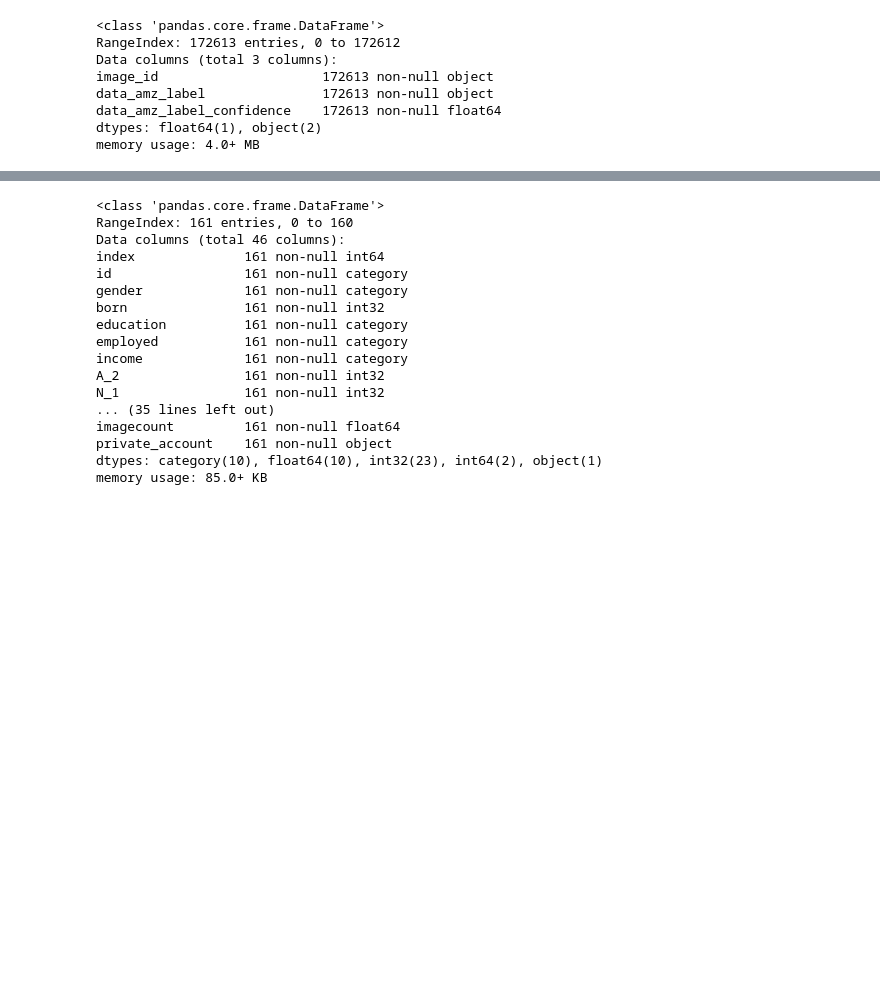
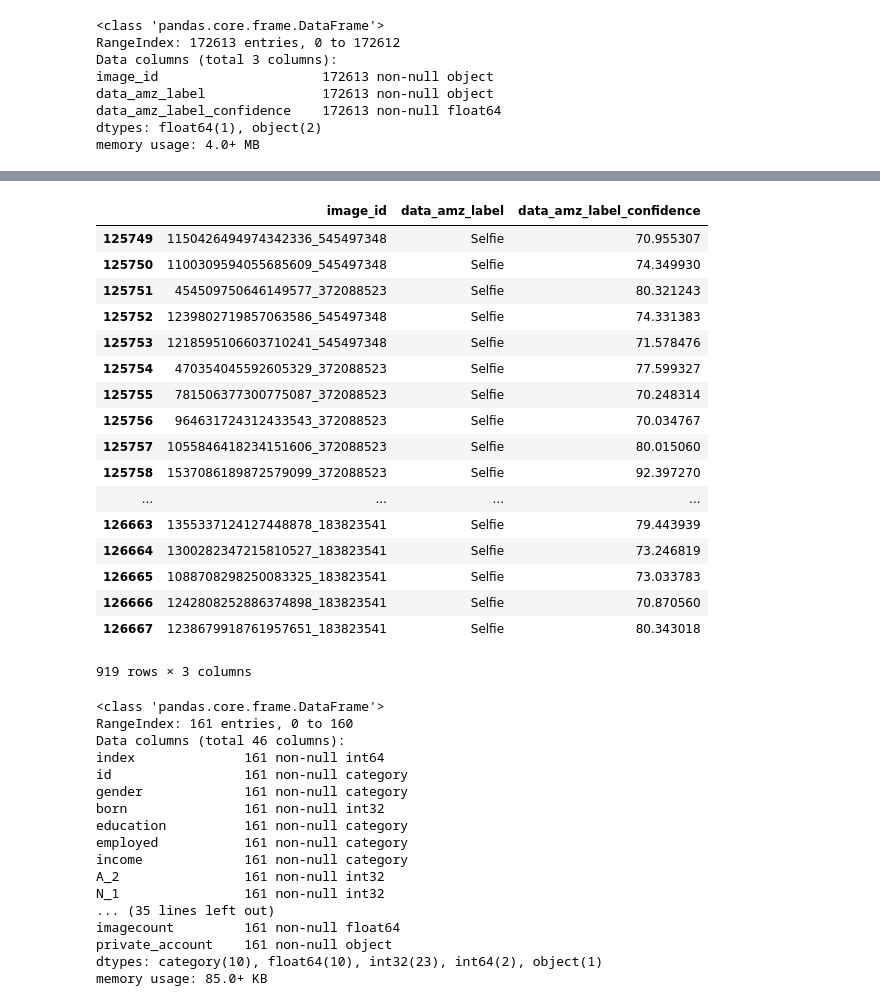
Before and after one commit to JeroenSchmidt/UvA-DSF-group, a Jupyter notebook: uc2/exploration_notebooks/xavi/exploration_on_the_datasets.ipynb, the cells around one changed output, grey strips where cells are left out. Cells and saved outputs as stored; diff of their text form; code cells hidden in the pictures; blank space fills up the shorter version.

```diff
--- a/uc2/exploration_notebooks/xavi/exploration_on_the_datasets.ipynb
+++ b/uc2/exploration_notebooks/xavi/exploration_on_the_datasets.ipynb
@@ -113,3 +205,24 @@ memory usage: 4.0+ MB
+# %%
+object_labels[object_labels.data_amz_label == 'Selfie']
+# %% [output]
+|  | image_id | data_amz_label | data_amz_label_confidence |
+| 125749 | 1150426494974342336_545497348 | Selfie | 70.955307 |
+| 125750 | 1100309594055685609_545497348 | Selfie | 74.349930 |
+| 125751 | 454509750646149577_372088523 | Selfie | 80.321243 |
+| 125752 | 1239802719857063586_545497348 | Selfie | 74.331383 |
+| 125753 | 1218595106603710241_545497348 | Selfie | 71.578476 |
+| 125754 | 470354045592605329_372088523 | Selfie | 77.599327 |
+| 125755 | 781506377300775087_372088523 | Selfie | 70.248314 |
+| 125756 | 964631724312433543_372088523 | Selfie | 70.034767 |
+| 125757 | 1055846418234151606_372088523 | Selfie | 80.015060 |
+| 125758 | 1537086189872579099_372088523 | Selfie | 92.397270 |
+| ... | ... | ... | ... |
+| 126663 | 1355337124127448878_183823541 | Selfie | 79.443939 |
+| 126664 | 1300282347215810527_183823541 | Selfie | 73.246819 |
+| 126665 | 1088708298250083325_183823541 | Selfie | 73.033783 |
+| 126666 | 1242808252886374898_183823541 | Selfie | 70.870560 |
+| 126667 | 1238679918761957651_183823541 | Selfie | 80.343018 |
+919 rows × 3 columns
 # %%
 survey.info()
 # %% [output]
```
Also changed, not shown: parts of 7 cells of this notebook, 1 other file.
